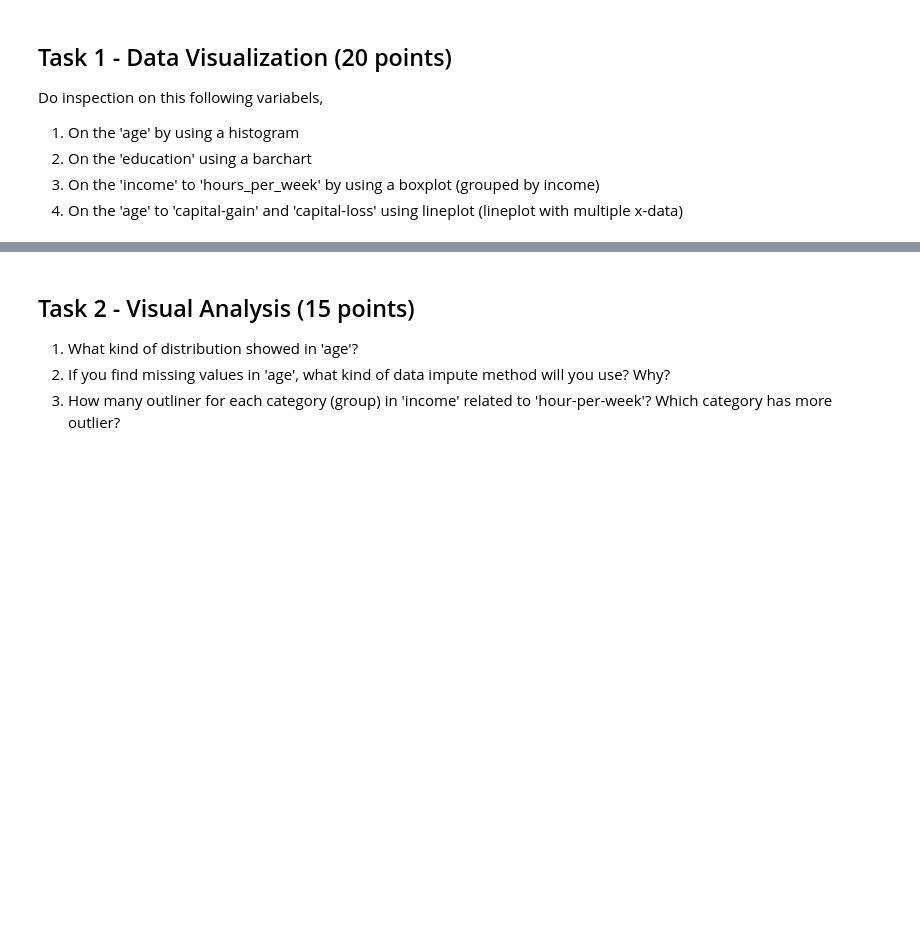
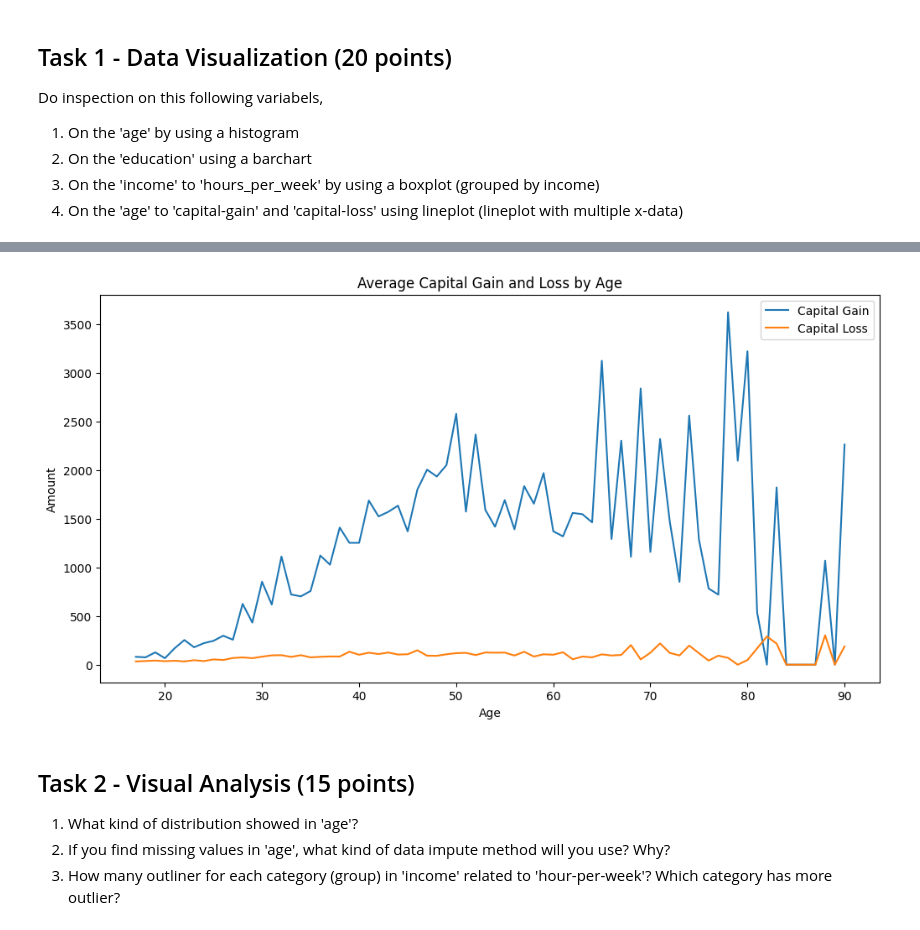
Before and after one commit to eiyu18/MachineLearning, a Jupyter notebook: QUIZ/JS04_CASE_STUDY_QUIZ1_ML.ipynb, the cells around one changed output, grey strips where cells are left out. Saved outputs shown, nothing was run; the diff lists cells and outputs as text; code cells hidden in the pictures; blank space fills up the shorter version.

```diff
--- a/QUIZ/JS04_CASE_STUDY_QUIZ1_ML.ipynb
+++ b/QUIZ/JS04_CASE_STUDY_QUIZ1_ML.ipynb
@@ -112,3 +217,18 @@ Do inspection on this following variabels,
+# %%
+plt.figure(figsize=(12, 6))
+
+age_data = df.groupby('age')[['capital-gain', 'capital-loss']].mean().reset_index()
+
+sns.lineplot(data=age_data, x='age', y='capital-gain', label='Capital Gain')
+sns.lineplot(data=age_data, x='age', y='capital-loss', label='Capital Loss')
+
+plt.title('Average Capital Gain and Loss by Age')
+plt.xlabel('Age')
+plt.ylabel('Amount')
+plt.legend()
+plt.show()
+# %% [output]
+[figure, added]
 # %% [markdown]
 ## Task 2 - Visual Analysis (15 points)
 1. What kind of distribution showed in 'age'?
```
Also changed, not shown: parts of 26 cells of this notebook.
